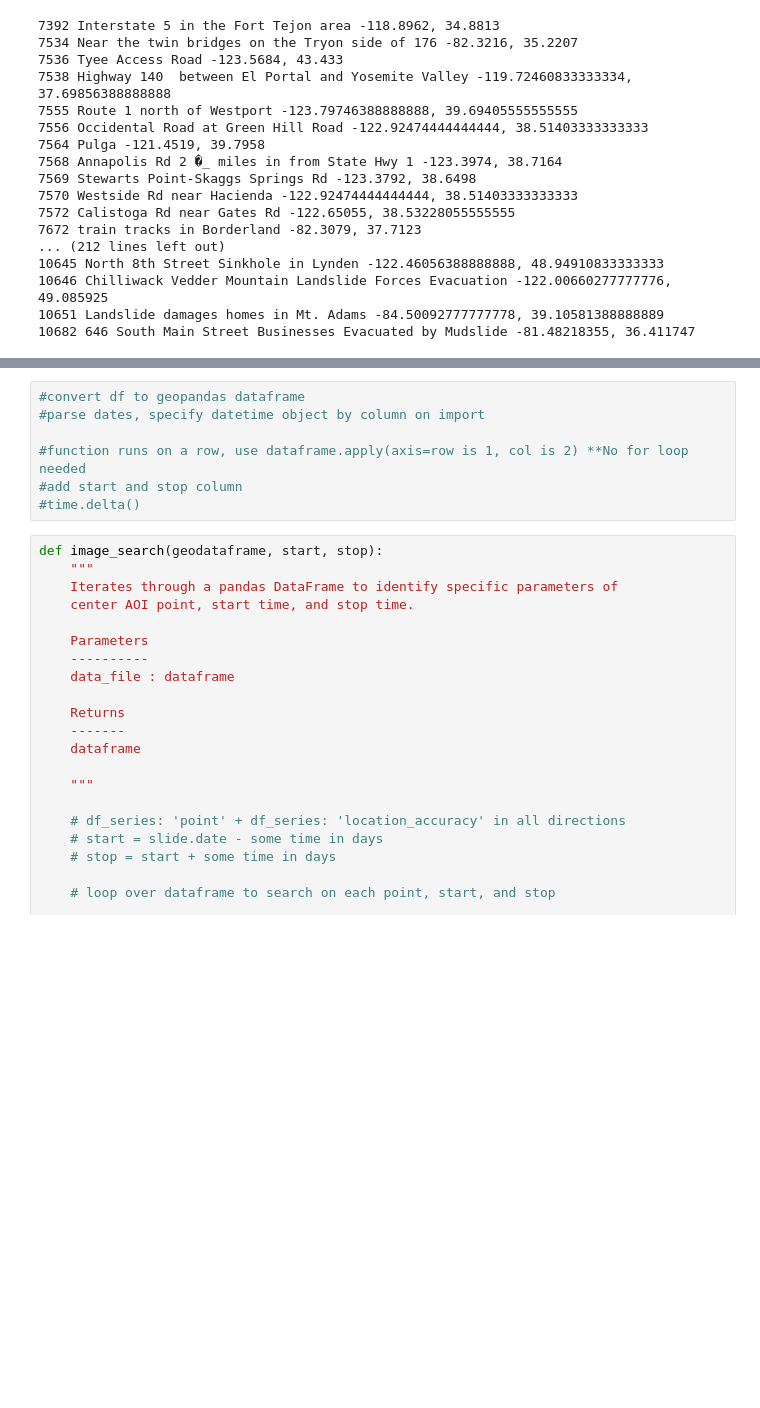
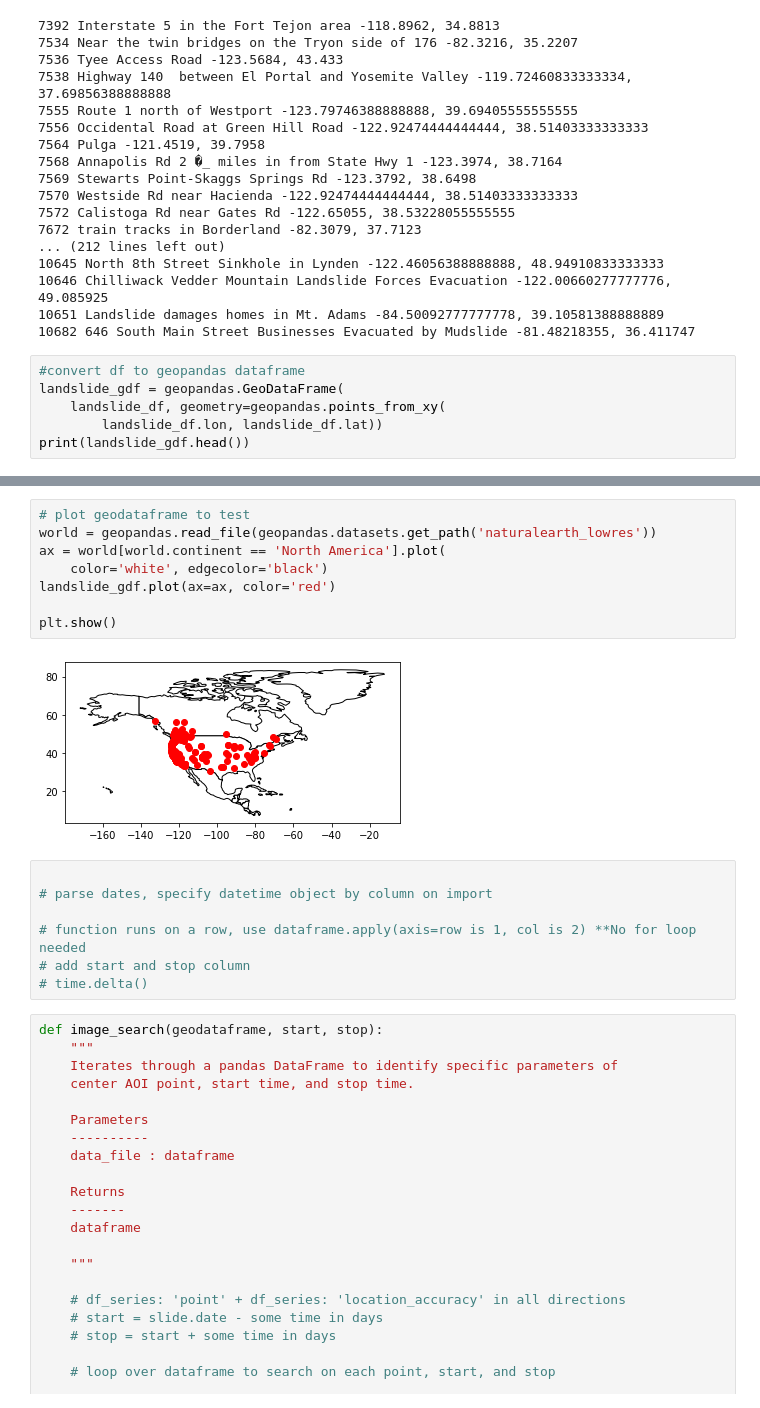
Before and after one commit to mthomp89/landslide-detect, a Jupyter notebook: notebooks/df_iteration.ipynb, the cells around one changed output, grey strips where cells are left out. Drawn from its saved outputs; the diff is of its cells as text; blank space fills up the shorter version.

Commit message:
created a geodataframe for landslide locations

```diff
--- a/notebooks/df_iteration.ipynb
+++ b/notebooks/df_iteration.ipynb
@@ -87,3 +88,9 @@ for id, location, point in zip(landslide_df.index,
 10646 Chilliwack Vedder Mountain Landslide Forces Evacuation -122.00660277777776, 49.085925
 10651 Landslide damages homes in Mt. Adams -84.50092777777778, 39.10581388888889
 10682 646 South Main Street Businesses Evacuated by Mudslide -81.48218355, 36.411747
+# %%
+#convert df to geopandas dataframe
+landslide_gdf = geopandas.GeoDataFrame(
+    landslide_df, geometry=geopandas.points_from_xy(
+        landslide_df.lon, landslide_df.lat))
+print(landslide_gdf.head())
@@ -90,10 +115,20 @@ for id, location, point in zip(landslide_df.index,
+# %%
+# plot geodataframe to test
+world = geopandas.read_file(geopandas.datasets.get_path('naturalearth_lowres'))
+ax = world[world.continent == 'North America'].plot(
+    color='white', edgecolor='black')
+landslide_gdf.plot(ax=ax, color='red')
+
+plt.show()
+# %% [output]
+[figure, added]
 # %%
-#convert df to geopandas dataframe
-#parse dates, specify datetime object by column on import
 
-#function runs on a row, use dataframe.apply(axis=row is 1, col is 2) **No for loop needed
-#add start and stop column
-#time.delta()
+# parse dates, specify datetime object by column on import
+
+# function runs on a row, use dataframe.apply(axis=row is 1, col is 2) **No for loop needed
+# add start and stop column
+# time.delta()
 # %%
 def image_search(geodataframe, start, stop):
     """
```
Also changed, not shown: parts of 2 cells of this notebook, 1 other file.
